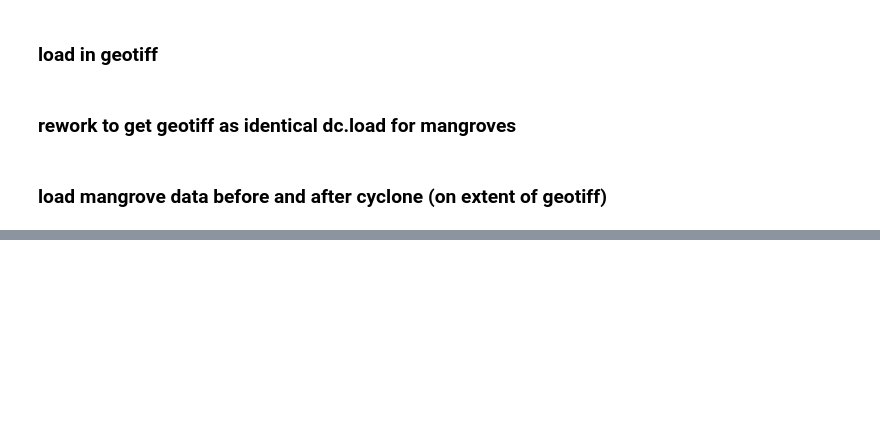
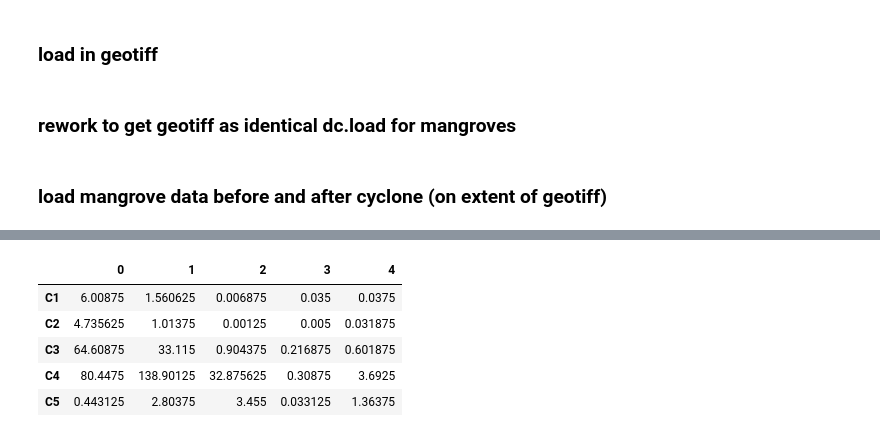
Before and after one commit to christopherowers/TC_mangroves, a Jupyter notebook: Cyclone_damage.ipynb, the cells around one changed output, grey strips where cells are left out. Cells and saved outputs as stored; diff of their text form; code cells hidden in the pictures; blank space fills up the shorter version.

```diff
--- a/Cyclone_damage.ipynb
+++ b/Cyclone_damage.ipynb
@@ -159,6 +170,9 @@ with open('./Pickle_damage_results/'+cyclone_name+'_tally.pkl', 'wb') as f:
 # %%
 with open('./Pickle_damage_results/'+cyclone_name+'_tally.pkl', 'rb') as f:
     wind_cat_full, all_wind_cat_full = pickle.load(f)
+# %%
+with open('./Pickle_damage_results_old/'+cyclone_name+'_tally.pkl', 'rb') as f:
+    wind_cat_full_olddata, all_wind_cat_full_olddata = pickle.load(f)
 # %%
 # C1 - C5: category of cyclone windspeeed
 # 0 = no change (km2)
@@ -177,3 +191,12 @@ wind_cat_full
+# %%
+wind_cat_full_olddata
+# %% [output]
+|  | 0 | 1 | 2 | 3 | 4 |
+| C1 | 6.00875 | 1.560625 | 0.006875 | 0.035 | 0.0375 |
+| C2 | 4.735625 | 1.01375 | 0.00125 | 0.005 | 0.031875 |
+| C3 | 64.60875 | 33.115 | 0.904375 | 0.216875 | 0.601875 |
+| C4 | 80.4475 | 138.90125 | 32.875625 | 0.30875 | 3.6925 |
+| C5 | 0.443125 | 2.80375 | 3.455 | 0.033125 | 1.36375 |
 # %%
 # C1 - C5: category of cyclone windspeeed
 # 0 = no change (km2)
```
Also changed, not shown: parts of 9 cells of this notebook, 1 other file.
